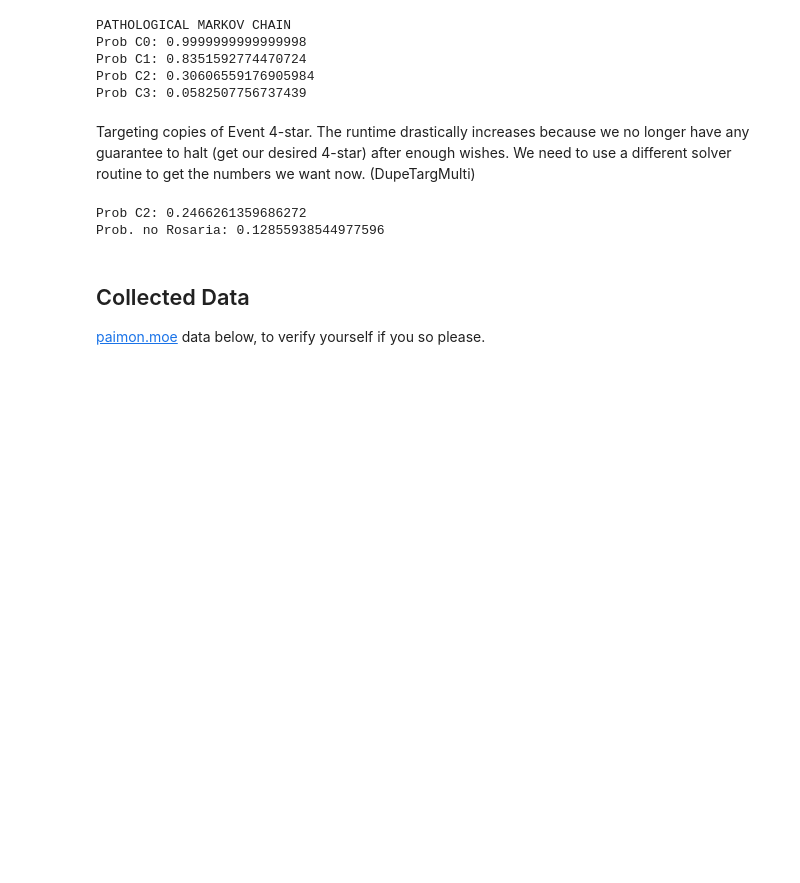
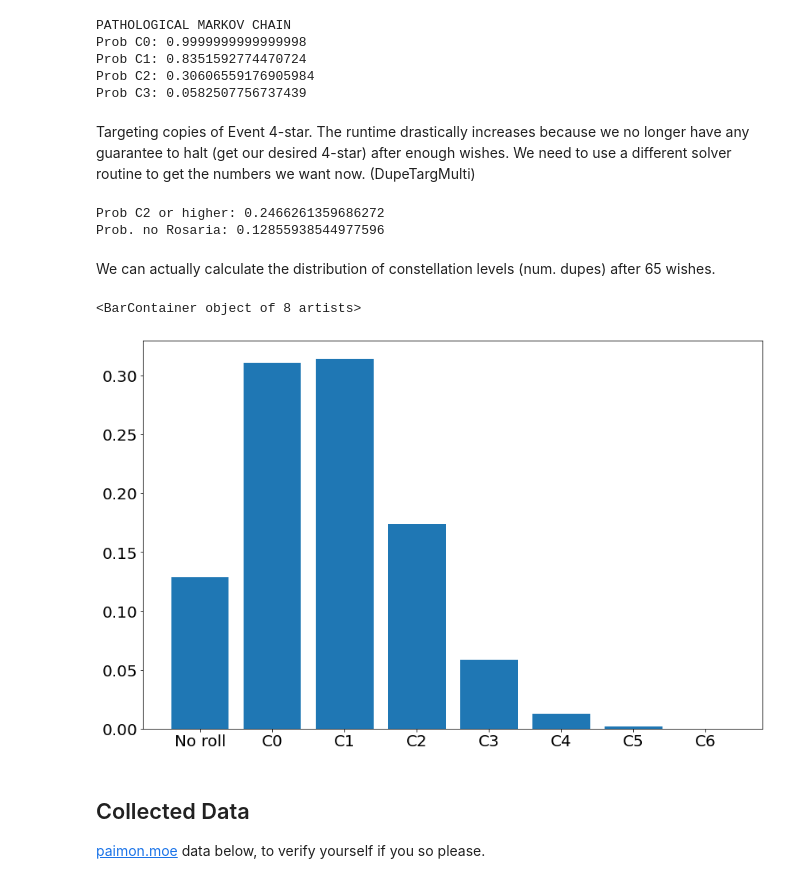
Before and after one commit to tooflesswulf/GenshinWishStats, a Jupyter notebook: wish_plots.ipynb, the cells around one changed output. Cells and saved outputs as stored; diff of their text form; code cells hidden in the pictures; blank space fills up the shorter version.

Commit message:
added constellation distribution block

```diff
--- a/wish_plots.ipynb
+++ b/wish_plots.ipynb
@@ -79,13 +80,22 @@ infinity = 500
 e4s_targ_mult = multi_distr.DupeTargMulti(markov.MarkovSolver(e4s_mkv), e4s_mult, infinity)
 
 # Rolling for C2 on some 4-star character. Let's say we've saved 60 wishes.
-print(f'Prob C2: {np.sum(e4s_targ_mult(np.arange(66), 3))}')
+print(f'Prob C2 or higher: {np.sum(e4s_targ_mult(np.arange(66), 3))}')
 
 # Envi's Rosaria luck, just cuz I know you want it. Unlucky, but very believably so.
 print(f'Prob. no Rosaria: {1 - np.sum(e4s_targ_mult(np.arange(66), 1))}')
 # %% [output]
-Prob C2: 0.2466261359686272
+Prob C2 or higher: 0.2466261359686272
 Prob. no Rosaria: 0.12855938544977596
+# %% [markdown]
+We can actually calculate the distribution of constellation levels (num. dupes) after 65 wishes.
+# %%
+const_distr = np.array([np.sum(e4s_targ_mult(np.arange(66), i, force_exact=True)) for i in [0,1,2,3,4,5,6,7]])
+m_dist = np.append(const_distr[:-1] - const_distr[1:], const_distr[-1])
+plt.bar([0,1,2,3,4,5,6,7], m_dist, tick_label=['No roll', 'C0', 'C1', 'C2', 'C3', 'C4', 'C5', 'C6'])
+# %% [output]
+<BarContainer object of 8 artists>
+[figure, added]
 # %% [markdown]
 ## Collected Data
 [paimon.moe](https://paimon.moe/wish/tally) data below, to verify yourself if you so please.
```
Also changed, not shown: parts of 1 cell of this notebook.
